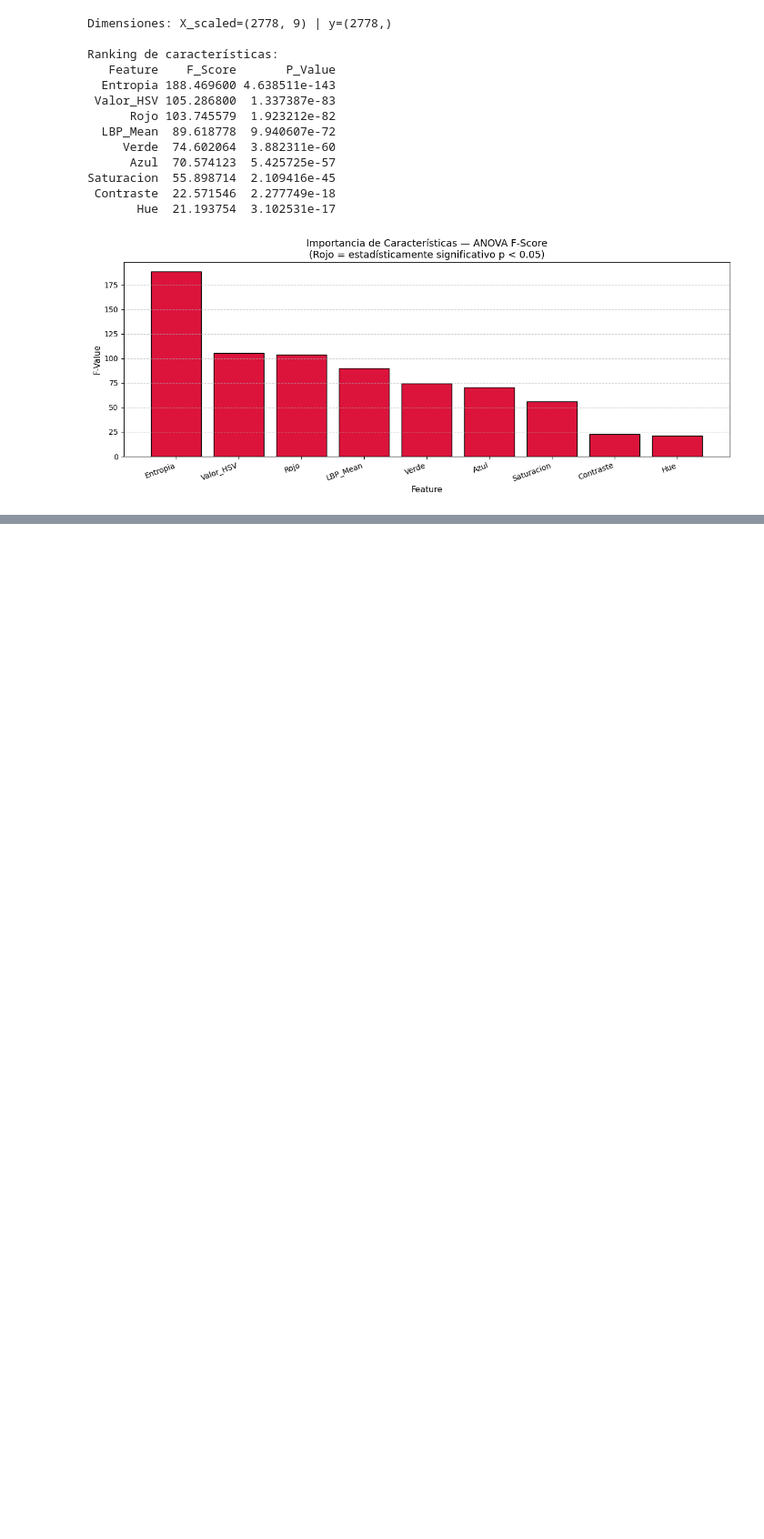
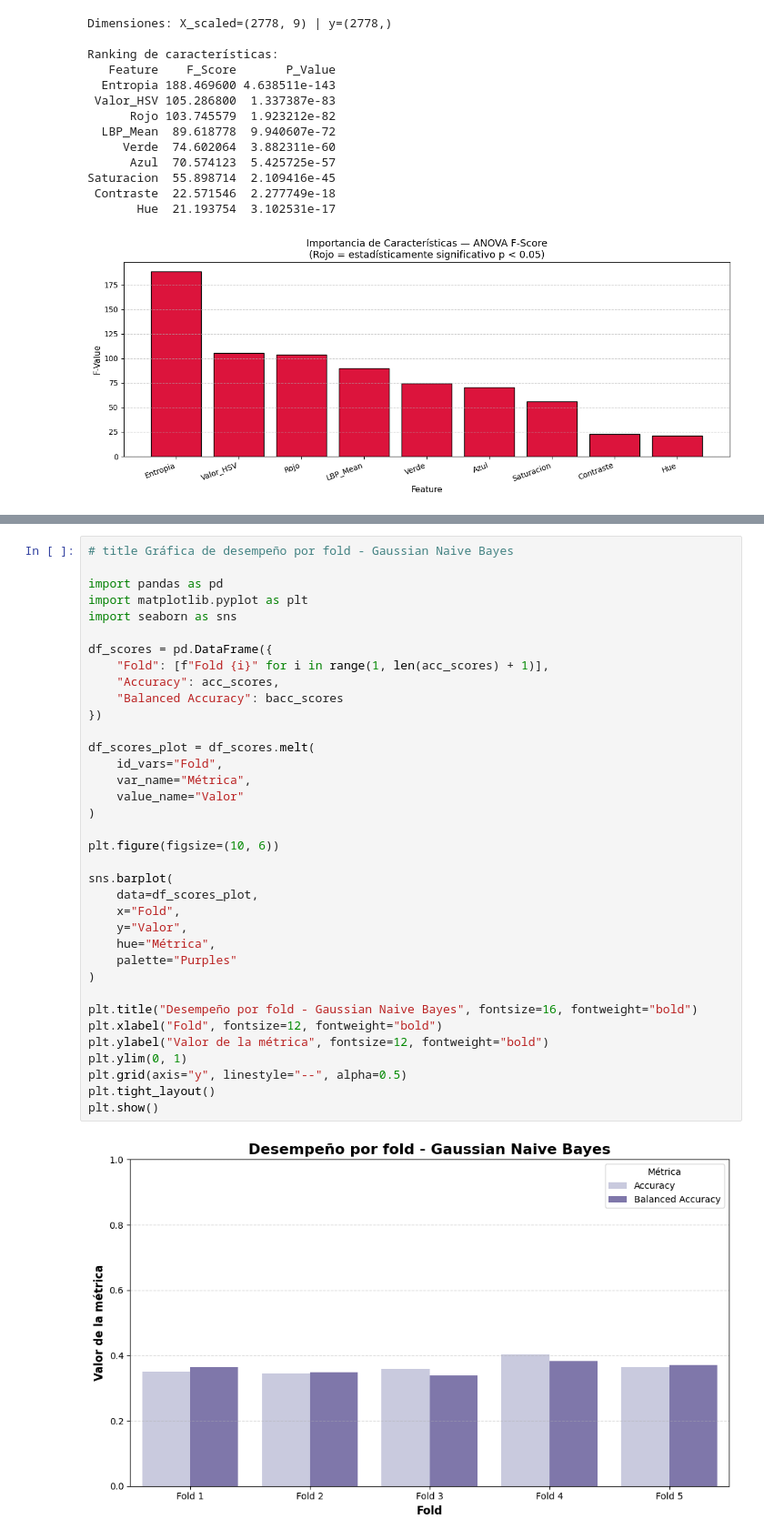
Before and after one commit to hecfrantuis/Proyecto-IA-1, a Jupyter notebook: Proyecto_AcneI_A1_Modelos_Supervisados.ipynb, the cells around one changed output, grey strips where cells are left out. Shown at 91% size. Saved outputs shown, nothing was run; the diff lists cells and outputs as text; blank space fills up the shorter version.

```diff
--- a/Proyecto_AcneI_A1_Modelos_Supervisados.ipynb
+++ b/Proyecto_AcneI_A1_Modelos_Supervisados.ipynb
@@ -165,0 +281,38 @@ Saturacion  55.898714  2.109416e-45
+# %%
+# title Gráfica de desempeño por fold - Gaussian Naive Bayes
+
+import pandas as pd
+import matplotlib.pyplot as plt
+import seaborn as sns
+
+df_scores = pd.DataFrame({
+    "Fold": [f"Fold {i}" for i in range(1, len(acc_scores) + 1)],
+    "Accuracy": acc_scores,
+    "Balanced Accuracy": bacc_scores
+})
+
+df_scores_plot = df_scores.melt(
+    id_vars="Fold",
+    var_name="Métrica",
+    value_name="Valor"
+)
+
+plt.figure(figsize=(10, 6))
+
+sns.barplot(
+    data=df_scores_plot,
+    x="Fold",
+    y="Valor",
+    hue="Métrica",
+    palette="Purples"
+)
+
+plt.title("Desempeño por fold - Gaussian Naive Bayes", fontsize=16, fontweight="bold")
+plt.xlabel("Fold", fontsize=12, fontweight="bold")
+plt.ylabel("Valor de la métrica", fontsize=12, fontweight="bold")
+plt.ylim(0, 1)
+plt.grid(axis="y", linestyle="--", alpha=0.5)
+plt.tight_layout()
+plt.show()
+# %% [output]
+[figure, added]
```
Also changed, not shown: parts of 42 cells of this notebook.
